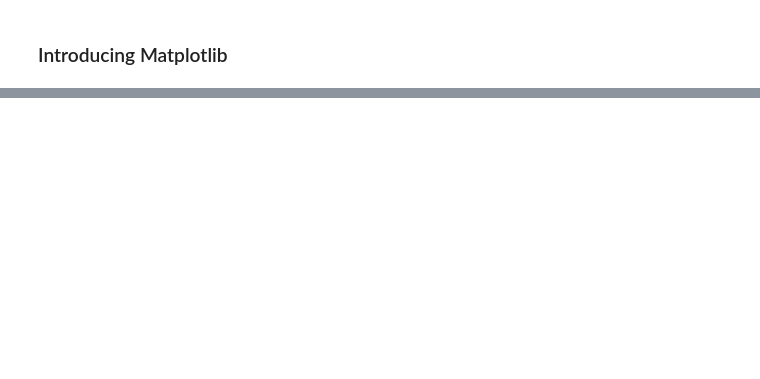
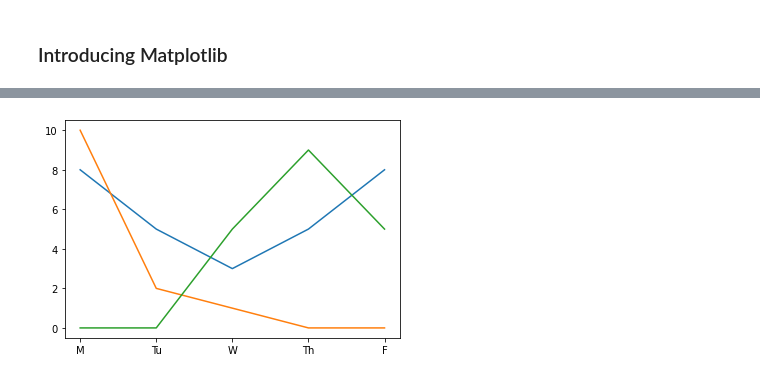
Before and after one commit to aiwithqasim/PythonProgrammer, a Jupyter notebook: 01 Introduction to Data Science with Python/01 Introduction to Data Science with Python.ipynb, the cells around one changed output, grey strips where cells are left out. Cells and saved outputs as stored; diff of their text form; code cells hidden in the pictures; blank space fills up the shorter version.

```diff
--- a/01 Introduction to Data Science with Python/01 Introduction to Data Science with Python.ipynb
+++ b/01 Introduction to Data Science with Python/01 Introduction to Data Science with Python.ipynb
@@ -559,0 +579,18 @@ plt.show()
+# %%
+deshaun = pd.read_csv("./dataset/deshaun.csv")
+aditya = pd.read_csv("./dataset/aditya.csv")
+mengfei = pd.read_csv("./dataset/mengfei.csv")
+# %%
+# Add a label to Deshaun's plot
+plt.plot(deshaun.day_of_week, deshaun.hours_worked)
+
+# Officer Aditya
+plt.plot(aditya.day_of_week, aditya.hours_worked)
+
+# Officer Mengfei
+plt.plot(mengfei.day_of_week, mengfei.hours_worked)
+
+# Display plot
+plt.show()
+# %% [output]
+[figure, added]
```
Also changed, not shown: parts of 82 cells of this notebook.
